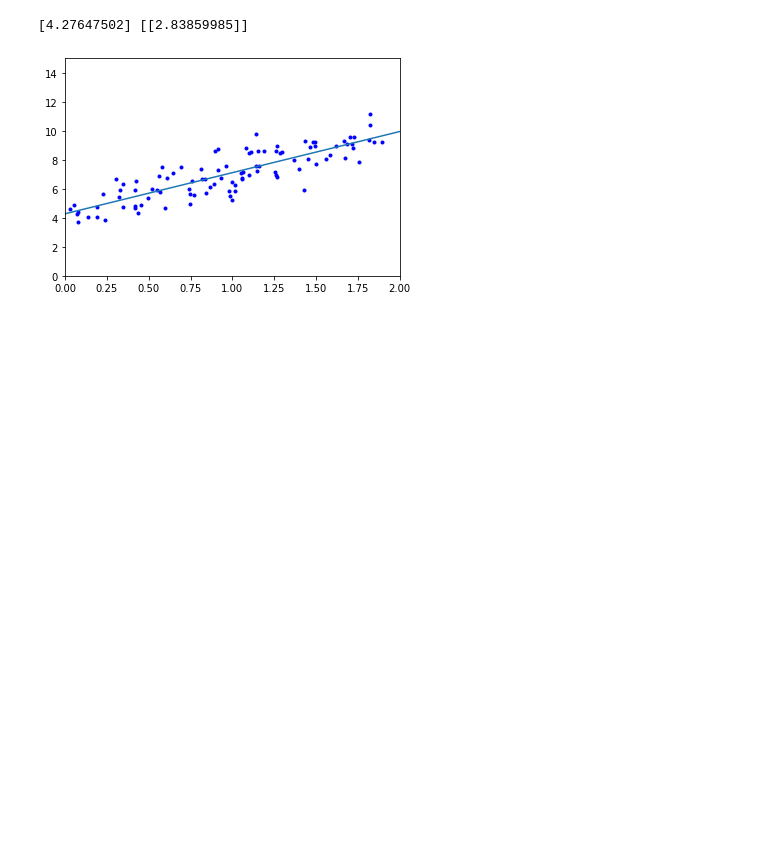
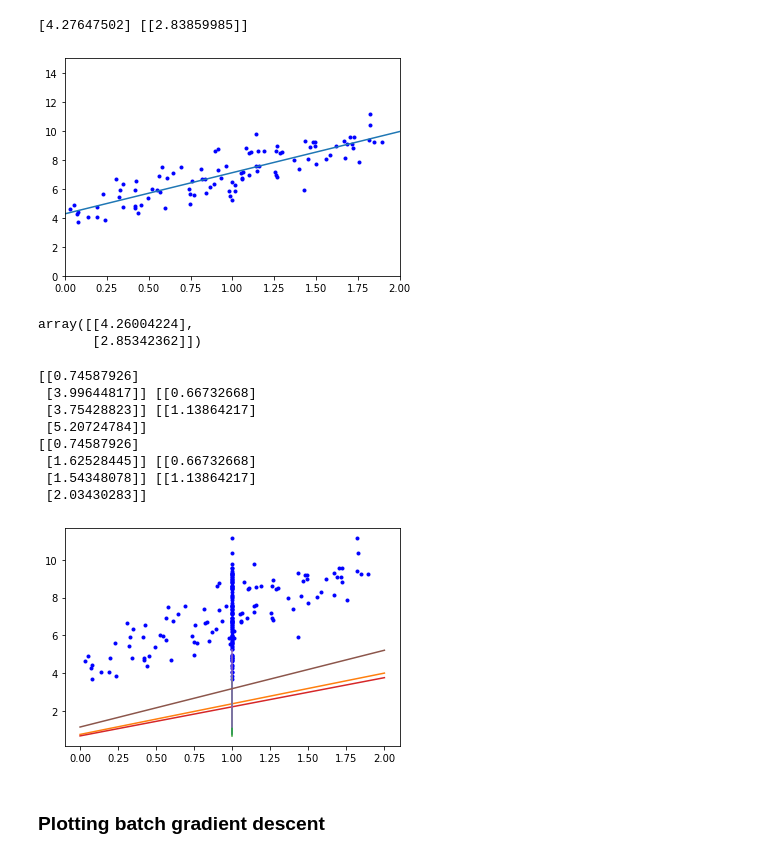
Before and after one commit to fanbyprinciple/hands_on_ml, a Jupyter notebook: chapter_4/exploring_training_models.ipynb, the cells around one changed output. Drawn from its saved outputs; the diff is of its cells as text; code cells hidden in the pictures; blank space fills up the shorter version.

Commit message:
chapter_4: batched gradient descent

```diff
--- a/chapter_4/exploring_training_models.ipynb
+++ b/chapter_4/exploring_training_models.ipynb
@@ -63,3 +78,65 @@ plt.show()
 # %% [output]
 [4.27647502] [[2.83859985]]
 [figure]
+# %%
+# Exploring gradient descent
+
+eta =0.1 # learning rate
+n_iterations =1000
+m =1000
+
+theta = np.random.randn(2,1) # random initialisation
+
+for iteration in range(n_iterations):
+    gradients = 2/m * X_b.T.dot(X_b.dot(theta)- y)
+    theta = theta - eta * gradients
+# %%
+theta
+# expected 4 and 3
+# %% [output]
+array([[4.26004224],
+       [2.85342362]])
+# %%
+# trying using different learning rates
+
+eta1 = 0.1
+eta2 = 0.02
+eta3 = 0.5
+
+theta = np.random.randn(2,1)
+#print(X_b)
+
+plt.plot(X_b, y, "b.")
+
+for iterations in range(n_iterations):
+    gradients = 2/m * X_b.T.dot(X_b.dot(theta)- y)
+    theta1 = theta - eta1 * gradients
+    theta2 = theta - eta2 * gradients
+    theta3 = theta - eta3 * gradients
+
+X_new = np.array([[0], [2]])
+X_new_b = np.c_[np.ones((2,1)), X_new]
+y_pred1 = X_new_b.dot(theta1)
+y_pred2 = X_new_b.dot(theta2)
+y_pred3 = X_new_b.dot(theta3)
+print(y_pred1, y_pred2, y_pred3)
+print(theta1,theta2,theta3)
+
+
+plt.plot(X_new_b, y_pred1)
+plt.plot(X_new_b, y_pred2)
+plt.plot(X_new_b, y_pred3)
+
+plt.show()
+# %% [output]
+[[0.74587926]
+ [3.99644817]] [[0.66732668]
+ [3.75428823]] [[1.13864217]
+ [5.20724784]]
+[[0.74587926]
+ [1.62528445]] [[0.66732668]
+ [1.54348078]] [[1.13864217]
+ [2.03430283]]
+[figure, added]
+# %% [markdown]
+### Plotting batch gradient descent
```
Also changed, not shown: parts of 6 cells of this notebook, 2 other files.
